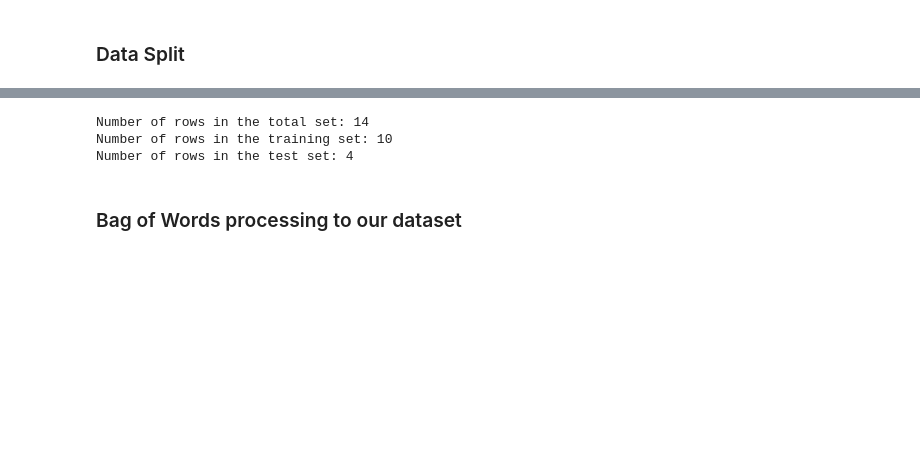
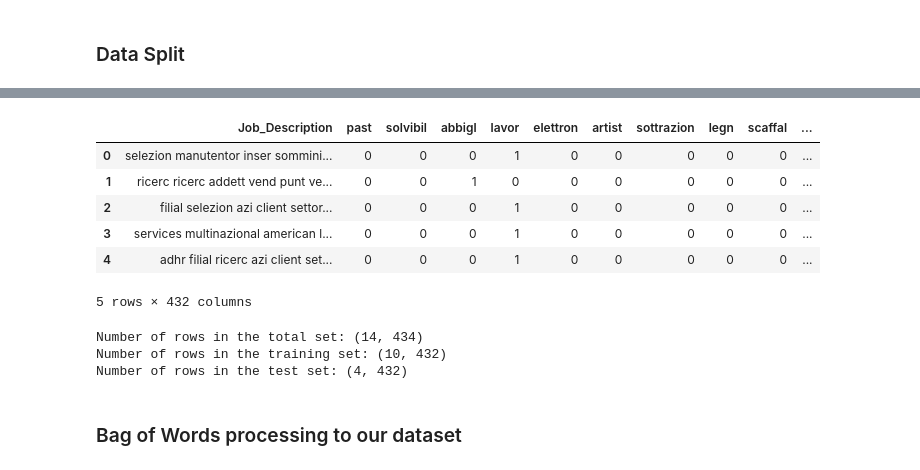
Before and after one commit to giorgiomondauto/NLP_LEO, a Jupyter notebook: NLP for JOB.ipynb, the cells around one changed output, grey strips where cells are left out. Drawn from its saved outputs; the diff is of its cells as text; code cells hidden in the pictures; blank space fills up the shorter version.

```diff
--- a/NLP for JOB.ipynb
+++ b/NLP for JOB.ipynb
@@ -679,2 +715,5 @@ data.head()
 # %% [markdown]
 ### Data Split
+# %%
+data['Job_Description'] = data.Job_Description.apply(lambda x: ' '.join(x))
+data['Job_Description']
@@ -681,14 +736,27 @@ data.head()
+# %%
+X = data.copy()
+X.drop(['Role', 'Target'], axis = 1, inplace = True)
+y = data['Role']
+X.head()
+# %% [output]
+|  | Job_Description | past | solvibil | abbigl | lavor | elettron | artist | sottrazion | legn | scaffal | ... |
+| 0 | selezion manutentor inser sommini... | 0 | 0 | 0 | 1 | 0 | 0 | 0 | 0 | 0 | ... |
+| 1 | ricerc ricerc addett vend punt ve... | 0 | 0 | 1 | 0 | 0 | 0 | 0 | 0 | 0 | ... |
+| 2 | filial selezion azi client settor... | 0 | 0 | 0 | 1 | 0 | 0 | 0 | 0 | 0 | ... |
+| 3 | services multinazional american l... | 0 | 0 | 0 | 1 | 0 | 0 | 0 | 0 | 0 | ... |
+| 4 | adhr filial ricerc azi client set... | 0 | 0 | 0 | 1 | 0 | 0 | 0 | 0 | 0 | ... |
+5 rows × 432 columns
 # %%
-X_train, X_test, y_train, y_test = train_test_split(data['Job_Description'],
-                                                    data['Role'])
-
-print('Number of rows in the total set: {}'.format(data.shape[0]))
-print('Number of rows in the training set: {}'.format(X_train.shape[0]))
-print('Number of rows in the test set: {}'.format(X_test.shape[0]))
+X_train, X_test, y_train, y_test = train_test_split(X,
+                                                    y)
+#data.iloc[:,3:]
+print('Number of rows in the total set: {}'.format(data.shape))
+print('Number of rows in the training set: {}'.format(X_train.shape))
+print('Number of rows in the test set: {}'.format(X_test.shape))
 # %% [output]
-Number of rows in the total set: 14
-Number of rows in the training set: 10
-Number of rows in the test set: 4
+Number of rows in the total set: (14, 434)
+Number of rows in the training set: (10, 432)
+Number of rows in the test set: (4, 432)
 # %% [markdown]
 ### Bag of Words processing to our dataset
 # %% [markdown]
```
Also changed, not shown: parts of 31 cells of this notebook, 5 other files.
